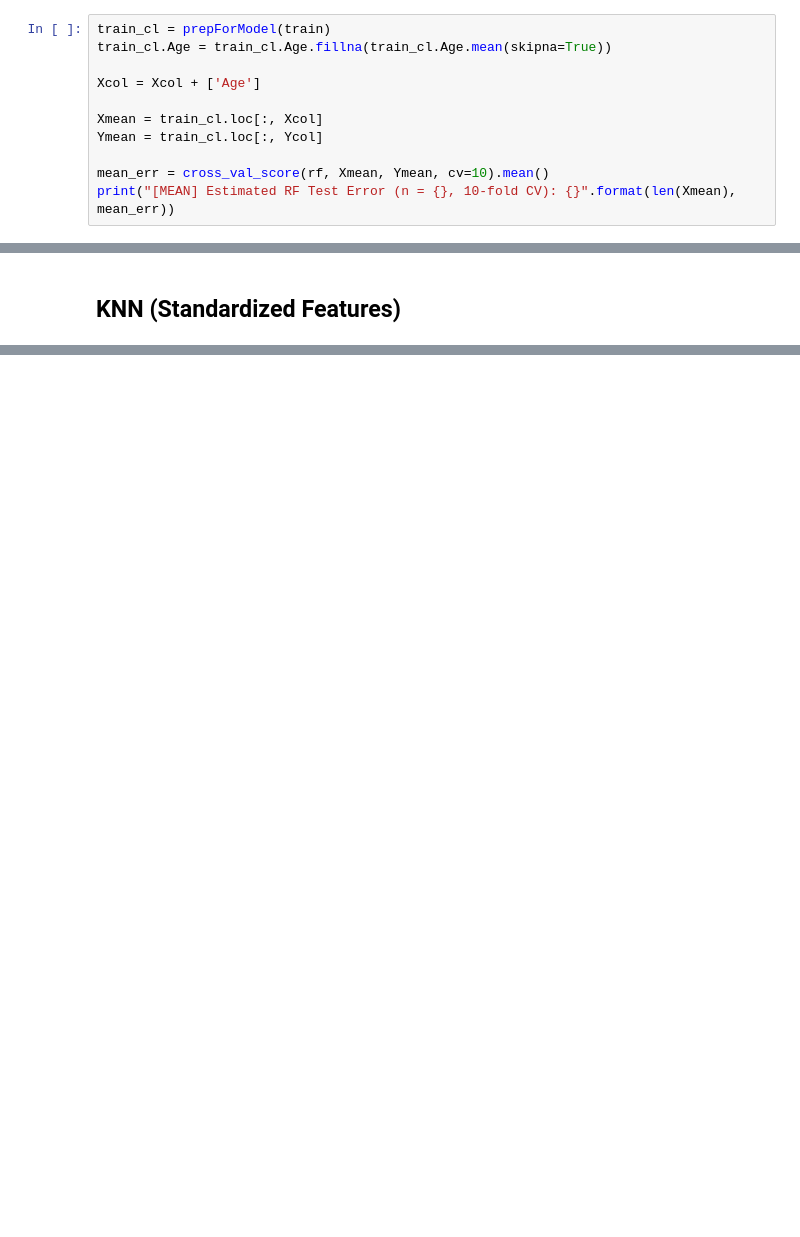
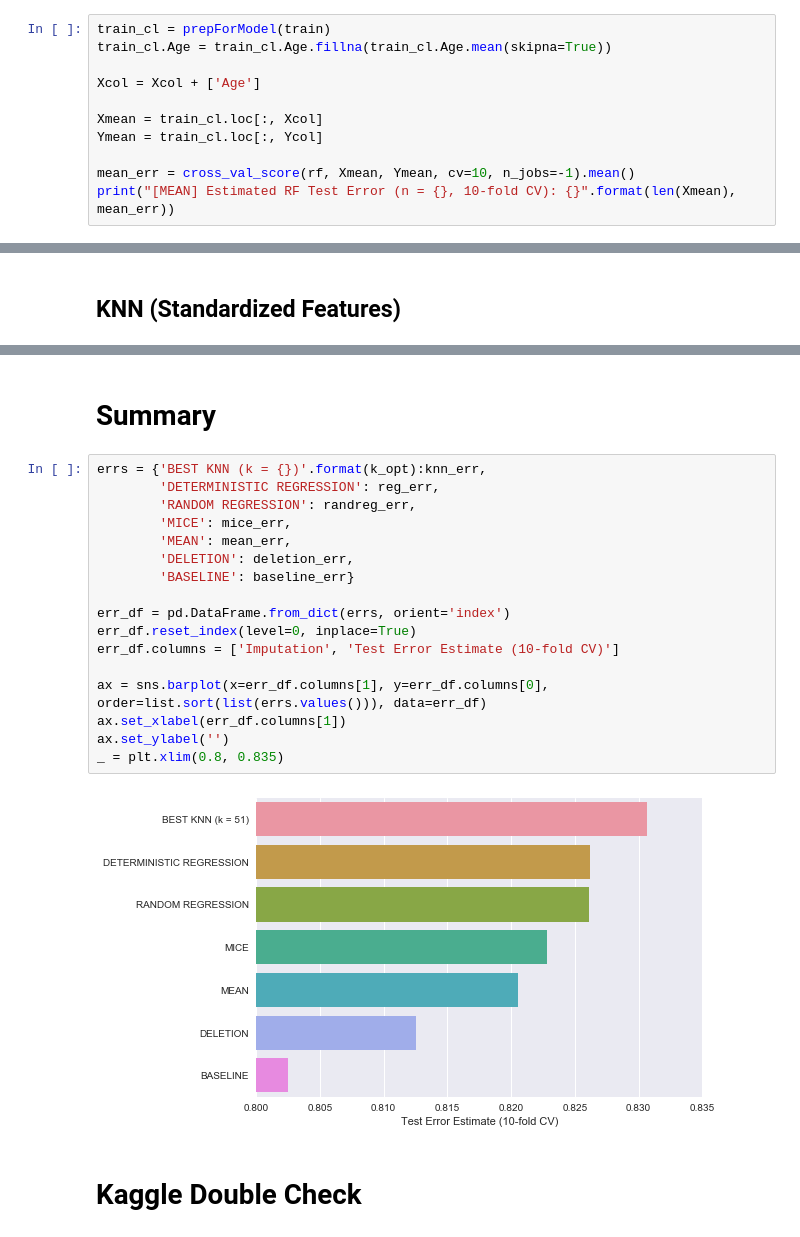
Before and after one commit to athi94/investigation-of-imputation-methods, a Jupyter notebook: notebooks/Missing Data Diagnosis.ipynb, the cells around one changed output, grey strips where cells are left out. Cells and saved outputs as stored; diff of their text form; blank space fills up the shorter version.

```diff
--- a/notebooks/Missing Data Diagnosis.ipynb
+++ b/notebooks/Missing Data Diagnosis.ipynb
@@ -242,6 +246,6 @@ Xcol = Xcol + ['Age']
 Xmean = train_cl.loc[:, Xcol]
 Ymean = train_cl.loc[:, Ycol]
 
-mean_err = cross_val_score(rf, Xmean, Ymean, cv=10).mean()
+mean_err = cross_val_score(rf, Xmean, Ymean, cv=10, n_jobs=-1).mean()
 print("[MEAN] Estimated RF Test Error (n = {}, 10-fold CV): {}".format(len(Xmean), mean_err))
 # %% [output]
@@ -358,0 +374,23 @@ plt.show()
+# %% [markdown]
+# Summary
+# %%
+errs = {'BEST KNN (k = {})'.format(k_opt):knn_err,
+        'DETERMINISTIC REGRESSION': reg_err,
+        'RANDOM REGRESSION': randreg_err,
+        'MICE': mice_err,
+        'MEAN': mean_err,
+        'DELETION': deletion_err,
+        'BASELINE': baseline_err}
+
+err_df = pd.DataFrame.from_dict(errs, orient='index')
+err_df.reset_index(level=0, inplace=True)
+err_df.columns = ['Imputation', 'Test Error Estimate (10-fold CV)']
+
+ax = sns.barplot(x=err_df.columns[1], y=err_df.columns[0], order=list.sort(list(errs.values())), data=err_df)
+ax.set_xlabel(err_df.columns[1])
+ax.set_ylabel('')
+_ = plt.xlim(0.8, 0.835)
+# %% [output]
+[figure, added]
+# %% [markdown]
+# Kaggle Double Check
```
Also changed, not shown: parts of 15 cells of this notebook.
